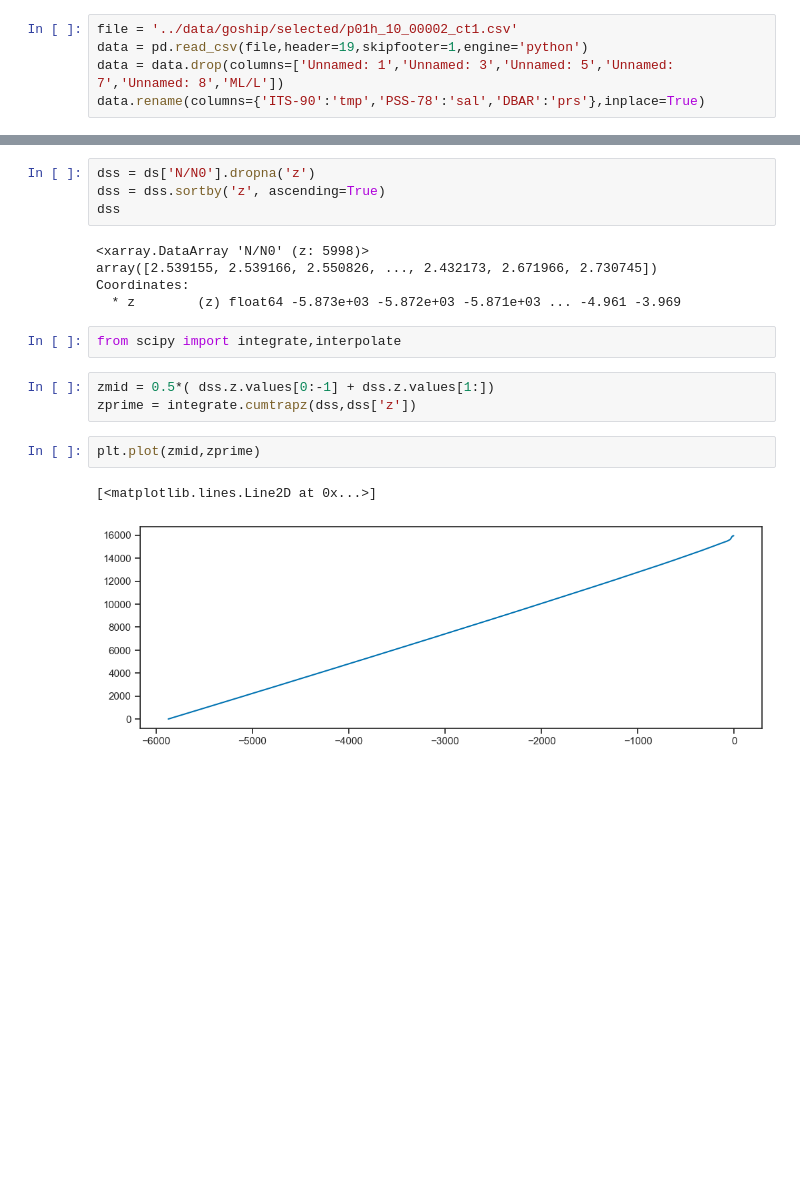
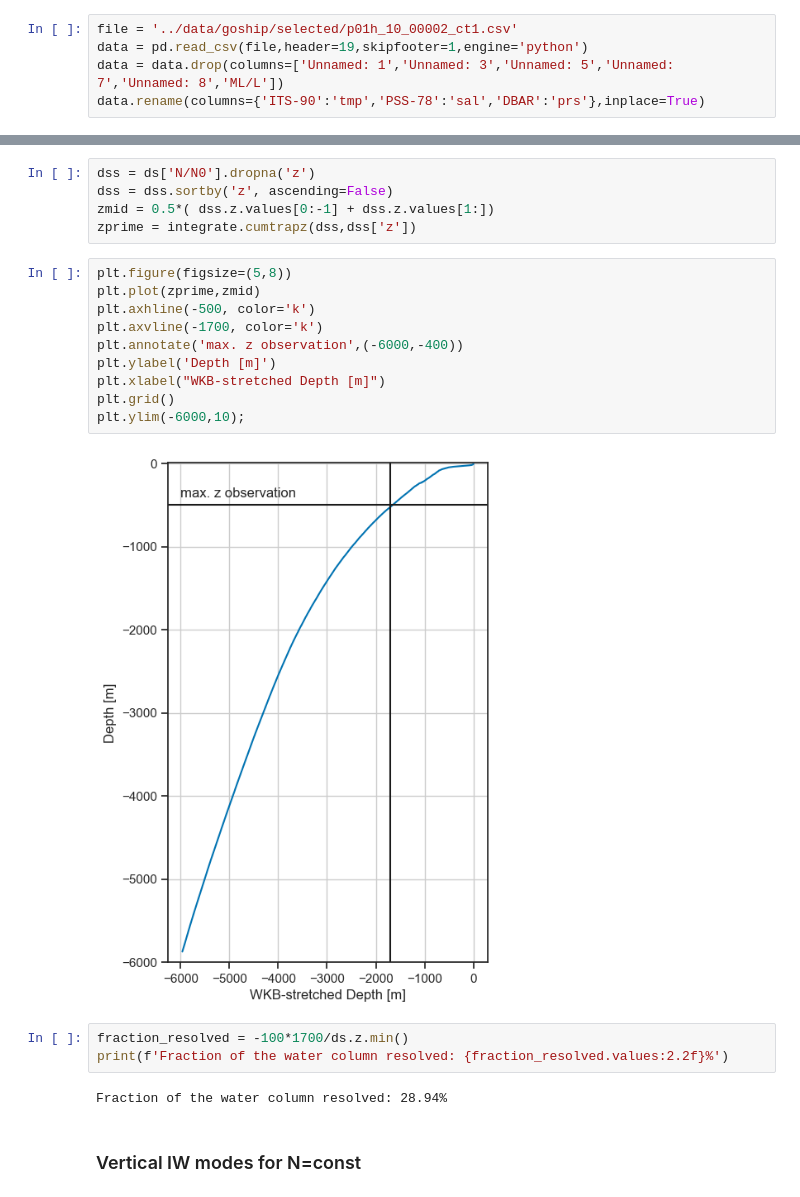
Before and after one commit to sessink/NIW, a Jupyter notebook: notebooks/vertical_modes.ipynb, the cells around one changed output, grey strips where cells are left out. Drawn from its saved outputs; the diff is of its cells as text; blank space fills up the shorter version.

Commit message:
vertical modes and z'

```diff
--- a/notebooks/vertical_modes.ipynb
+++ b/notebooks/vertical_modes.ipynb
@@ -95,19 +84,24 @@ ds['N/N0'].plot(y='z')
 # %%
 dss = ds['N/N0'].dropna('z')
-dss = dss.sortby('z', ascending=True)
-dss
+dss = dss.sortby('z', ascending=False)
+zmid = 0.5*( dss.z.values[0:-1] + dss.z.values[1:])
+zprime = integrate.cumtrapz(dss,dss['z'])
-# %% [output]
-<xarray.DataArray 'N/N0' (z: 5998)>
-array([2.539155, 2.539166, 2.550826, ..., 2.432173, 2.671966, 2.730745])
-Coordinates:
-  * z        (z) float64 -5.873e+03 -5.872e+03 -5.871e+03 ... -4.961 -3.969
-# %%
-from scipy import integrate,interpolate
-# %%
-zmid = 0.5*( dss.z.values[0:-1] + dss.z.values[1:])
-zprime = integrate.cumtrapz(dss,dss['z'])
-# %%
-plt.plot(zmid,zprime)
-# %% [output]
-[<matplotlib.lines.Line2D at 0x...>]
-[figure, removed]
+# %%
+plt.figure(figsize=(5,8))
+plt.plot(zprime,zmid)
+plt.axhline(-500, color='k')
+plt.axvline(-1700, color='k')
+plt.annotate('max. z observation',(-6000,-400))
+plt.ylabel('Depth [m]')
+plt.xlabel("WKB-stretched Depth [m]")
+plt.grid()
+plt.ylim(-6000,10);
+# %% [output]
+[figure, added]
+# %%
+fraction_resolved = -100*1700/ds.z.min()
+print(f'Fraction of the water column resolved: {fraction_resolved.values:2.2f}%')
+# %% [output]
+Fraction of the water column resolved: 28.94%
+# %% [markdown]
+### Vertical IW modes for N=const
```
Also changed, not shown: parts of 16 cells of this notebook.
